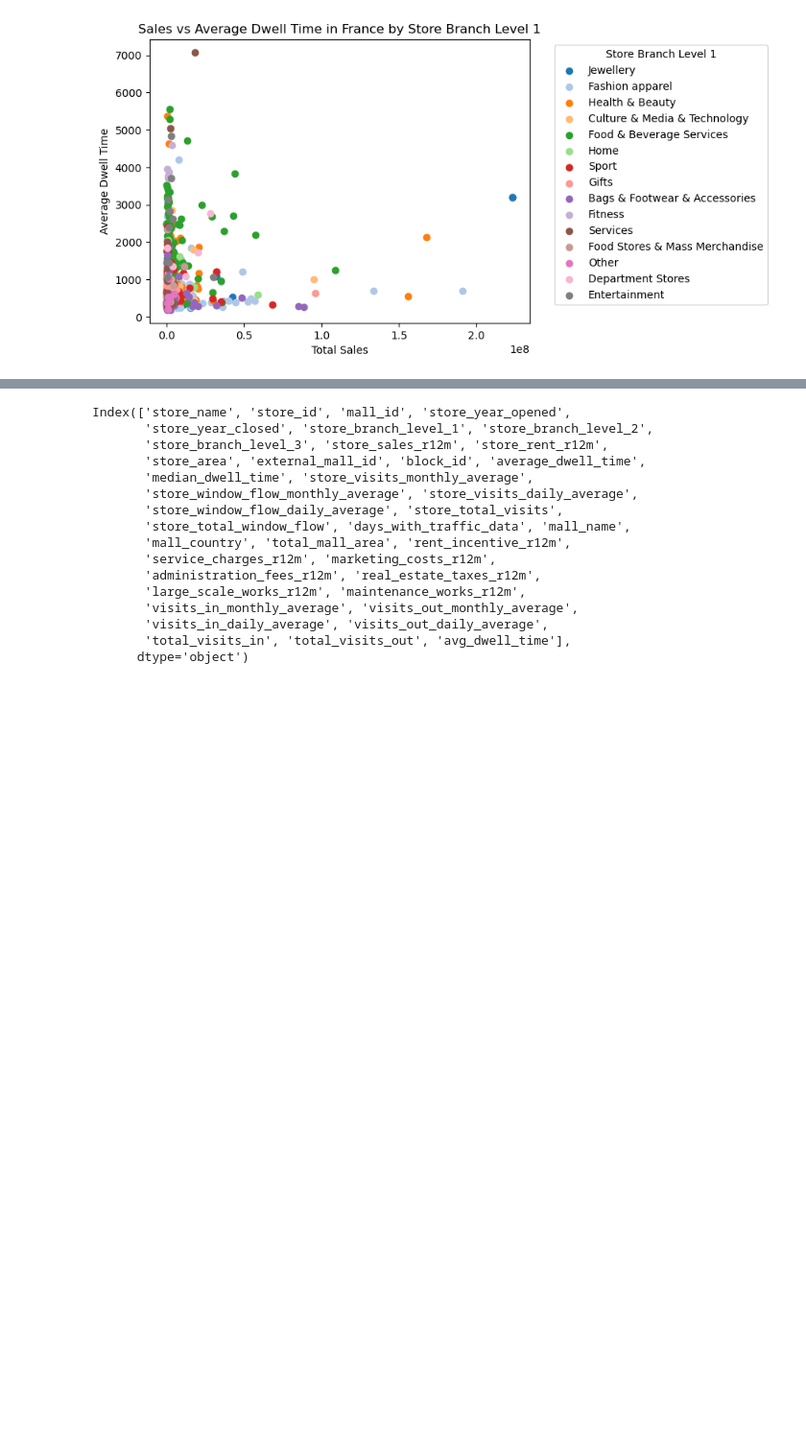
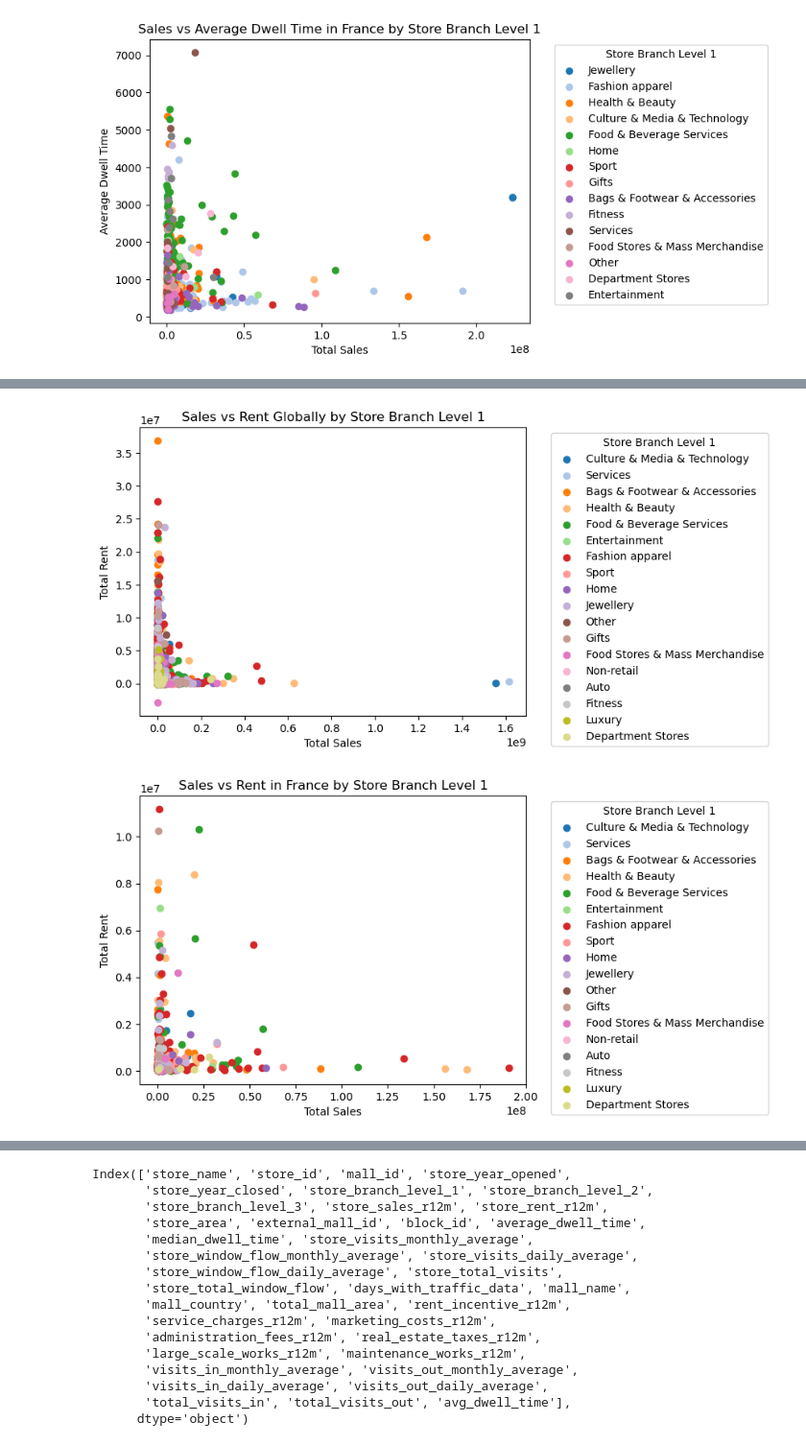
Before and after one commit to julescrevola/urw_challenge, a Jupyter notebook: notebooks/traffic_analysis.ipynb, the cells around one changed output, grey strips where cells are left out. Shown at 96% size. Saved outputs shown, nothing was run; the diff lists cells and outputs as text; code cells hidden in the pictures; blank space fills up the shorter version.

```diff
--- a/notebooks/traffic_analysis.ipynb
+++ b/notebooks/traffic_analysis.ipynb
@@ -137,0 +241,38 @@ plt.show()
+# %%
+# Define a colormap
+cmap = plt.get_cmap('tab20')
+
+# Create a color for each store branch level 1
+colors = {category: cmap(i) for i, category in enumerate(store['store_branch_level_1'].unique())}
+
+# Plot the scatter plot globally
+fig, ax = plt.subplots()
+for category, color in colors.items():
+    data = store[store['store_branch_level_1'] == category]
+    ax.scatter(data['store_sales_r12m'], data['store_rent_r12m'], label=category, color=color)
+
+# Add legend
+ax.legend(title='Store Branch Level 1', bbox_to_anchor=(1.05, 1), loc='upper left')
+ax.set_title('Sales vs Rent Globally by Store Branch Level 1')
+ax.set_xlabel('Total Sales')
+ax.set_ylabel('Total Rent')
+plt.show()
+
+# Filter the data for France
+store_france = store_final[store_final['mall_country'] == 'France']
+
+# Plot the scatter plot for France
+fig, ax = plt.subplots()
+for category, color in colors.items():
+    data = store_france[store_france['store_branch_level_1'] == category]
+    ax.scatter(data['store_sales_r12m'], data['store_rent_r12m'], label=category, color=color)
+
+# Add legend
+ax.legend(title='Store Branch Level 1', bbox_to_anchor=(1.05, 1), loc='upper left')
+ax.set_title('Sales vs Rent in France by Store Branch Level 1')
+ax.set_xlabel('Total Sales')
+ax.set_ylabel('Total Rent')
+plt.show()
+# %% [output]
+[figure, added]
+[figure, added]
```
Also changed, not shown: parts of 4 cells of this notebook.
